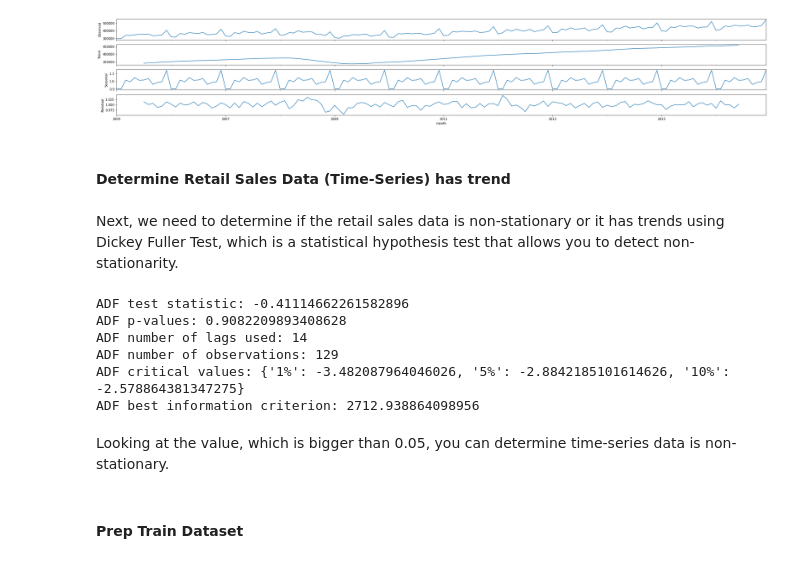
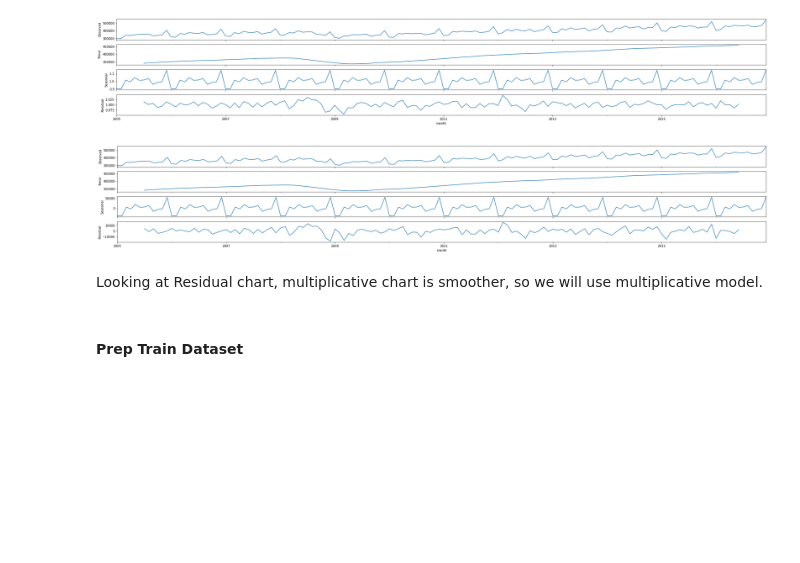
Before and after one commit to sungkim11/forecast-sales, a Jupyter notebook: forecast_sales_using_prophet_basic.ipynb, the cells around one changed output. Saved outputs shown, nothing was run; the diff lists cells and outputs as text; code cells hidden in the pictures; blank space fills up the shorter version.

```diff
--- a/forecast_sales_using_prophet_basic.ipynb
+++ b/forecast_sales_using_prophet_basic.ipynb
@@ -210,28 +232,13 @@ retail_sales_train_decompose_result = seasonal_decompose(retail_sales_train, mod
 retail_sales_train_decompose_result.plot().show()
 # %% [output]
 [figure]
-# %% [markdown]
-#### Determine Retail Sales Data (Time-Series) has trend
-# %% [markdown]
-Next, we need to determine if the retail sales data is non-stationary or it has trends using Dickey Fuller Test, which is a statistical hypothesis test that allows you to detect non-stationarity.
-# %%
-from statsmodels.tsa.stattools import adfuller
-adf, pval, usedlag, nobs, crit_vals, icbest =  adfuller(retail_sales_train.sales_total.values)
-print('ADF test statistic:', adf)
-print('ADF p-values:', pval)
-print('ADF number of lags used:', usedlag)
-print('ADF number of observations:', nobs)
-print('ADF critical values:', crit_vals)
-print('ADF best information criterion:', icbest)
-# %% [output]
-ADF test statistic: -0.41114662261582896
-ADF p-values: 0.9082209893408628
-ADF number of lags used: 14
-ADF number of observations: 129
-ADF critical values: {'1%': -3.482087964046026, '5%': -2.8842185101614626, '10%': -2.578864381347275}
-ADF best information criterion: 2712.938864098956
-# %% [markdown]
-Looking at the value, which is bigger than 0.05, you can determine time-series data is non-stationary.
+# %%
+retail_sales_train_decompose_result = seasonal_decompose(retail_sales_train, model='additive')
+retail_sales_train_decompose_result.plot().show()
+# %% [output]
+[figure, added]
+# %% [markdown]
+Looking at Residual chart, multiplicative chart is smoother, so we will use multiplicative model.
 # %% [markdown]
 #### Prep Train Dataset
 # %%
```
Also changed, not shown: parts of 5 cells of this notebook.
